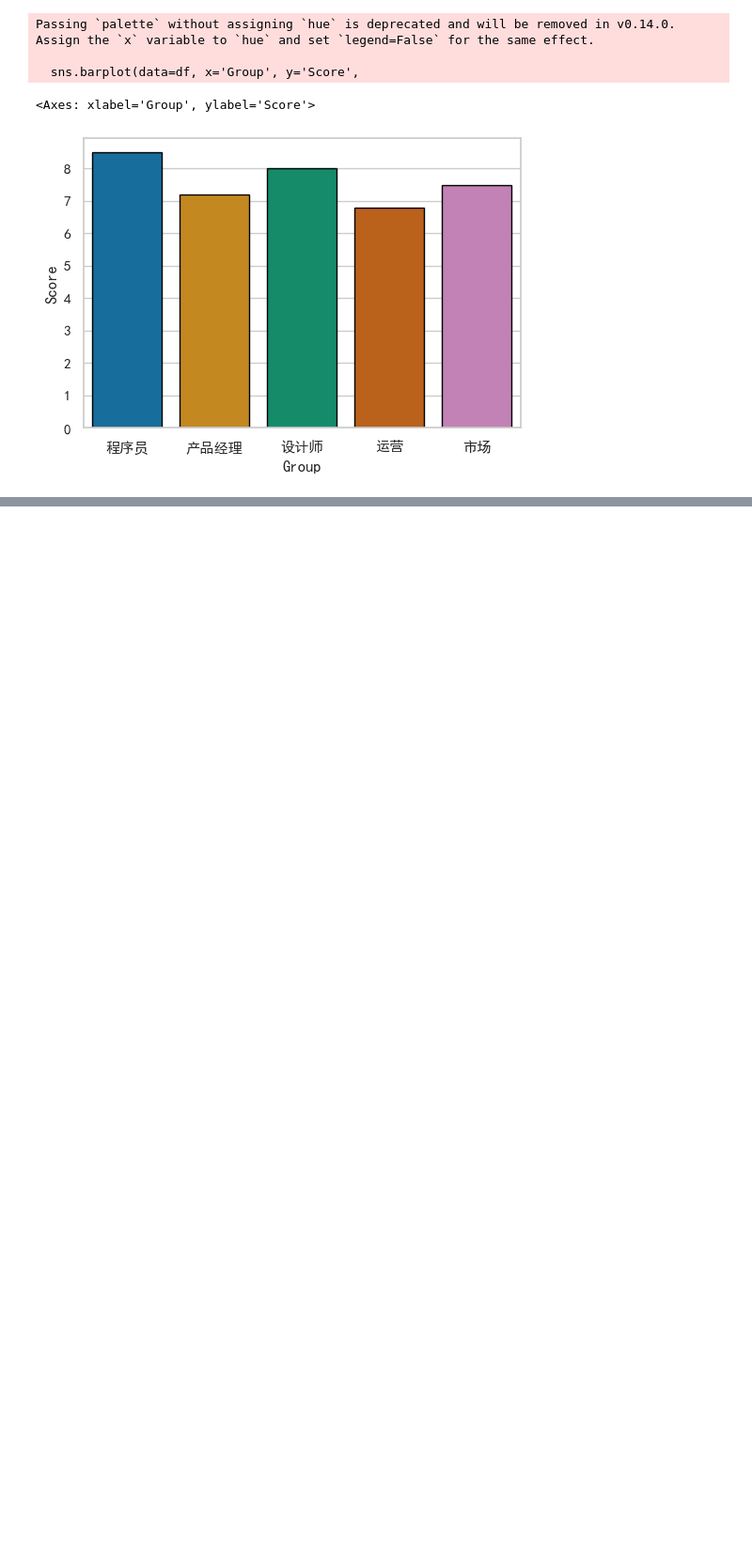
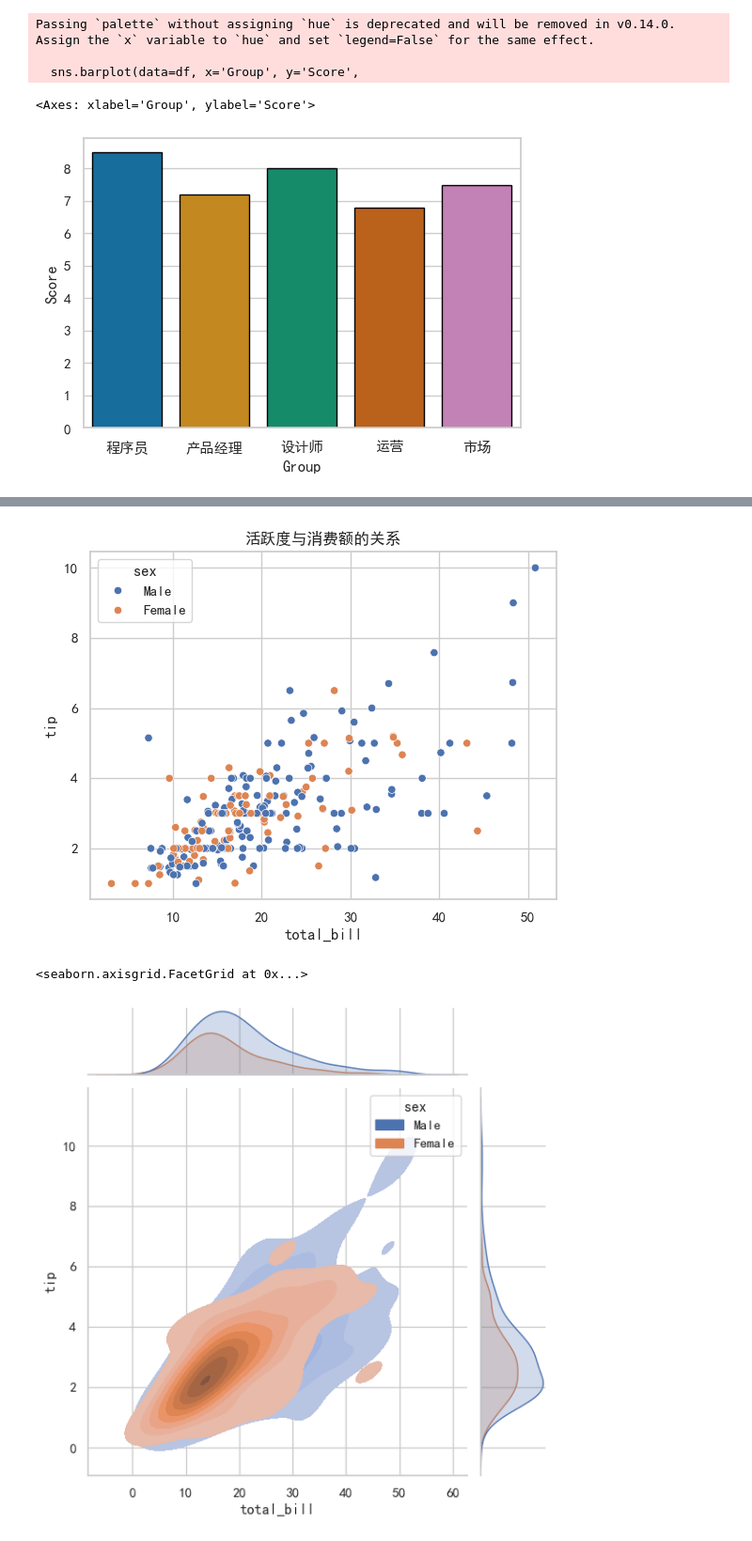
Before and after one commit to UMP4u/knowledge-handbook, a Jupyter notebook: survey_process/seaborn.ipynb, the cells around one changed output, grey strips where cells are left out. Shown at 94% size. Saved outputs shown, nothing was run; the diff lists cells and outputs as text; code cells hidden in the pictures; blank space fills up the shorter version.

```diff
--- a/survey_process/seaborn.ipynb
+++ b/survey_process/seaborn.ipynb
@@ -83,6 +132,18 @@ plt.show()
 # %%
 # 6. 散点图 (Scatter Plot)：看“趋势”
 
-sns.scatterplot(data=clean_df, x='active_days', y='spending_amount', hue='user_level')
+sns.scatterplot(data=tips, x='total_bill', y='tip', hue='sex')
 plt.title('活跃度与消费额的关系')
 plt.show()
+
+# 6.1 联合分布图 sns.jointplot(x=, y=, data=, hue=, kind="reg"/"hex"/"kde"/"resid") 同时展示联合分布（散点图）和边际分布（分布图）
+# kind带回归线散点图/蜂巢图/二维kde图/残差图
+sns.jointplot(data=tips, x="total_bill", y="tip", kind="kde",hue='sex',fill=True)
+
+# 6.2 线性模型图
+# 使用 col 和 row 实现多面板分面
+sns.lmplot(data=tips, x="total_bill", y="tip", col="time", row="sex")
+# %% [output]
+[figure, added]
+<seaborn.axisgrid.FacetGrid at 0x...>
+[figure, added]
```
Also changed, not shown: parts of 10 cells of this notebook, 1 other file.
